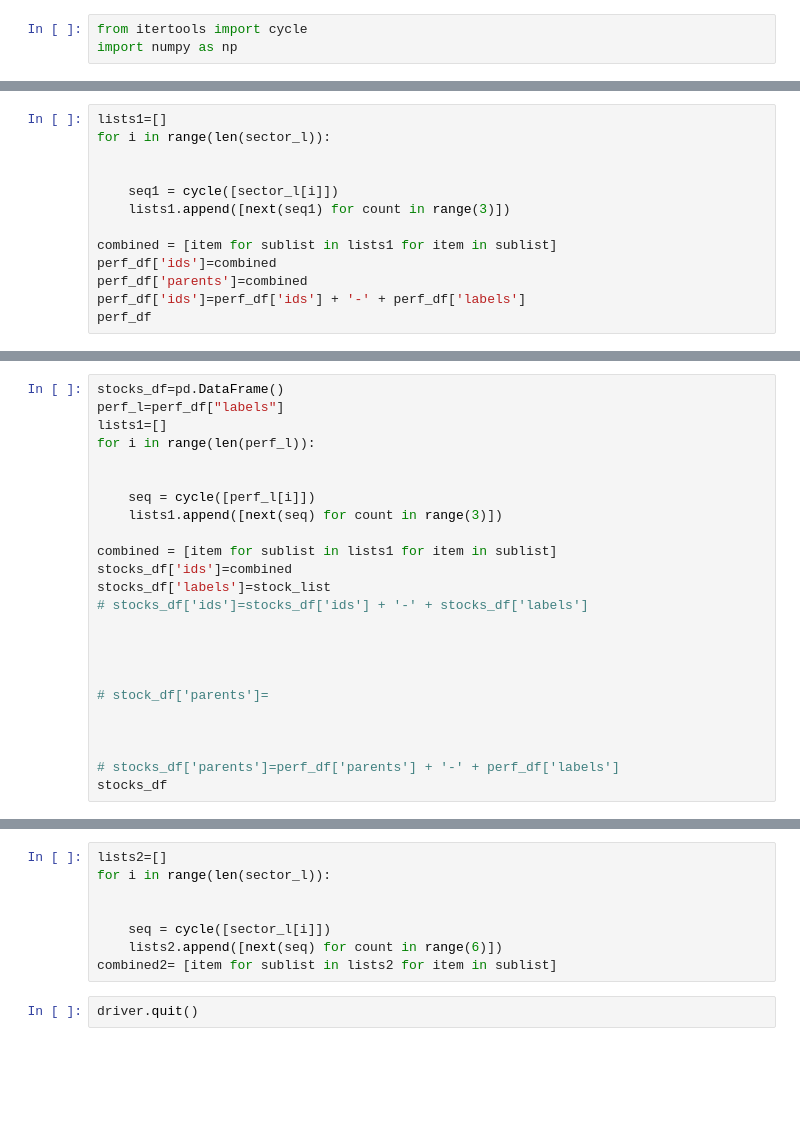
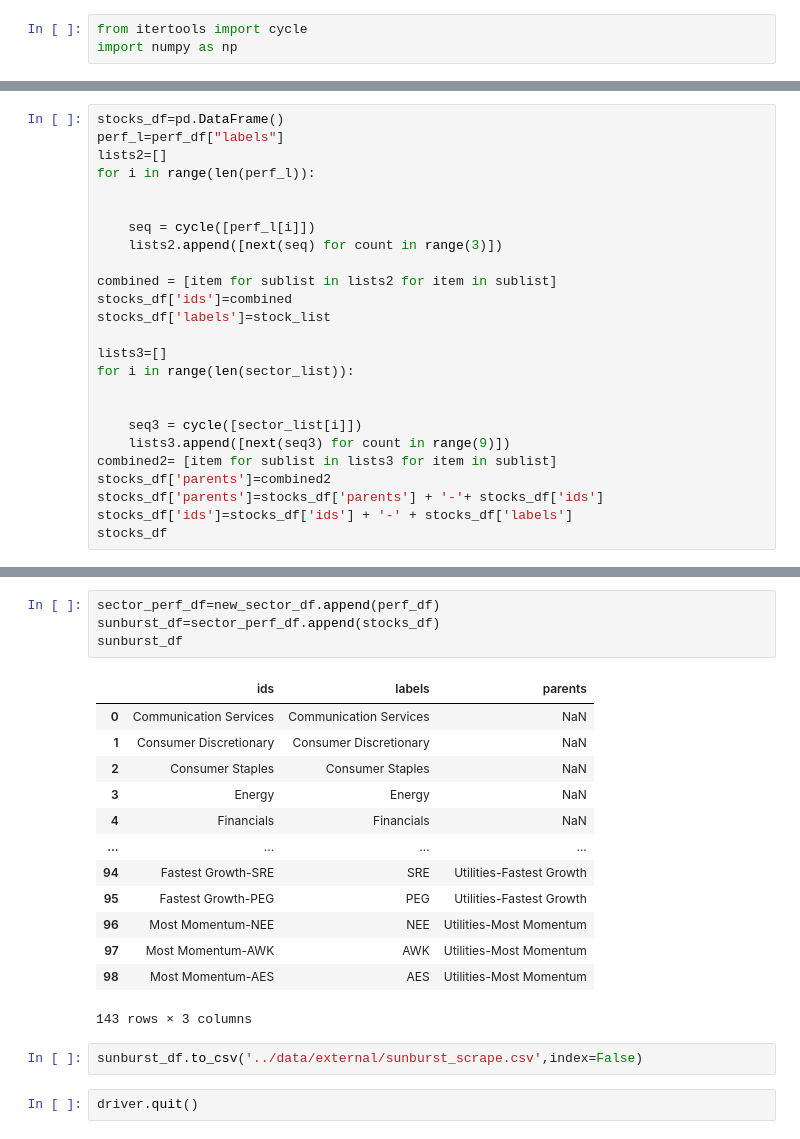
Before and after one commit to dgustave/Project2-Challenge, a Jupyter notebook: notebooks/Invsto_scrape.ipynb, the cells around one changed output, grey strips where cells are left out. Saved outputs shown, nothing was run; the diff lists cells and outputs as text; blank space fills up the shorter version.

Commit message:
sunburst_scrape.csv created

```diff
--- a/notebooks/Invsto_scrape.ipynb
+++ b/notebooks/Invsto_scrape.ipynb
@@ -556,16 +564,3 @@ perf_df
 | 30 | 31 | Best Value |
 | 31 | 32 | Fastest Growth |
 | 32 | 33 | Most Momentum |
-# %%
-lists1=[]
-for i in range(len(sector_l)):
-
-
-    seq1 = cycle([sector_l[i]])
-    lists1.append([next(seq1) for count in range(3)])
-
-combined = [item for sublist in lists1 for item in sublist]
-perf_df['ids']=combined
-perf_df['parents']=combined
-perf_df['ids']=perf_df['ids'] + '-' + perf_df['labels']
-perf_df
@@ -574,25 +567,26 @@ KeyError: 0
 # %%
 stocks_df=pd.DataFrame()
 perf_l=perf_df["labels"]
-lists1=[]
+lists2=[]
 for i in range(len(perf_l)):
 
 
     seq = cycle([perf_l[i]])
-    lists1.append([next(seq) for count in range(3)])
+    lists2.append([next(seq) for count in range(3)])
 
-combined = [item for sublist in lists1 for item in sublist]
+combined = [item for sublist in lists2 for item in sublist]
 stocks_df['ids']=combined
 stocks_df['labels']=stock_list
-# stocks_df['ids']=stocks_df['ids'] + '-' + stocks_df['labels']
+
+lists3=[]
+for i in range(len(sector_list)):
 
 
-
-
-# stock_df['parents']=
-
-
-
-# stocks_df['parents']=perf_df['parents'] + '-' + perf_df['labels']
+    seq3 = cycle([sector_list[i]])
+    lists3.append([next(seq3) for count in range(9)])
+combined2= [item for sublist in lists3 for item in sublist]
+stocks_df['parents']=combined2
+stocks_df['parents']=stocks_df['parents'] + '-'+ stocks_df['ids']
+stocks_df['ids']=stocks_df['ids'] + '-' + stocks_df['labels']
 stocks_df
 # %% [output]
@@ -600,10 +606,22 @@ KeyError: 0
-# %%
-lists2=[]
-for i in range(len(sector_l)):
-
-
-    seq = cycle([sector_l[i]])
-    lists2.append([next(seq) for count in range(6)])
-combined2= [item for sublist in lists2 for item in sublist]
+# %%
+sector_perf_df=new_sector_df.append(perf_df)
+sunburst_df=sector_perf_df.append(stocks_df)
+sunburst_df
+# %% [output]
+|  | ids | labels | parents |
+| 0 | Communication Services | Communication Services | NaN |
+| 1 | Consumer Discretionary | Consumer Discretionary | NaN |
+| 2 | Consumer Staples | Consumer Staples | NaN |
+| 3 | Energy | Energy | NaN |
+| 4 | Financials | Financials | NaN |
+| ... | ... | ... | ... |
+| 94 | Fastest Growth-SRE | SRE | Utilities-Fastest Growth |
+| 95 | Fastest Growth-PEG | PEG | Utilities-Fastest Growth |
+| 96 | Most Momentum-NEE | NEE | Utilities-Most Momentum |
+| 97 | Most Momentum-AWK | AWK | Utilities-Most Momentum |
+| 98 | Most Momentum-AES | AES | Utilities-Most Momentum |
+143 rows × 3 columns
+# %%
+sunburst_df.to_csv('../data/external/sunburst_scrape.csv',index=False)
 # %%
 driver.quit()
```
Also changed, not shown: parts of 7 cells of this notebook, 1 other file.
